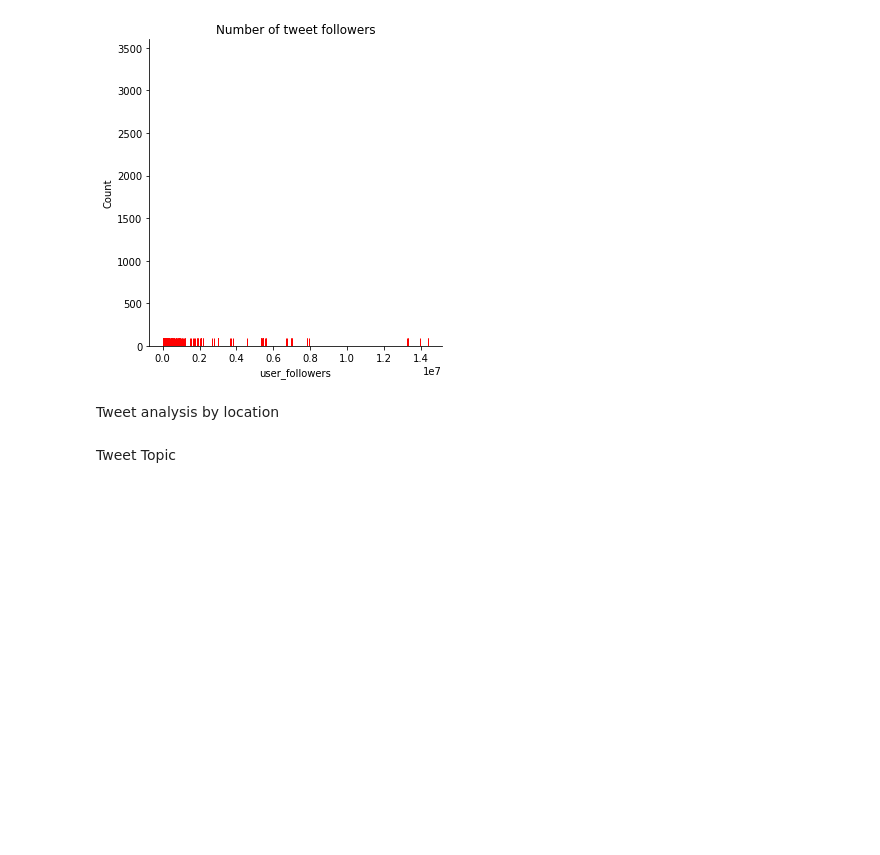
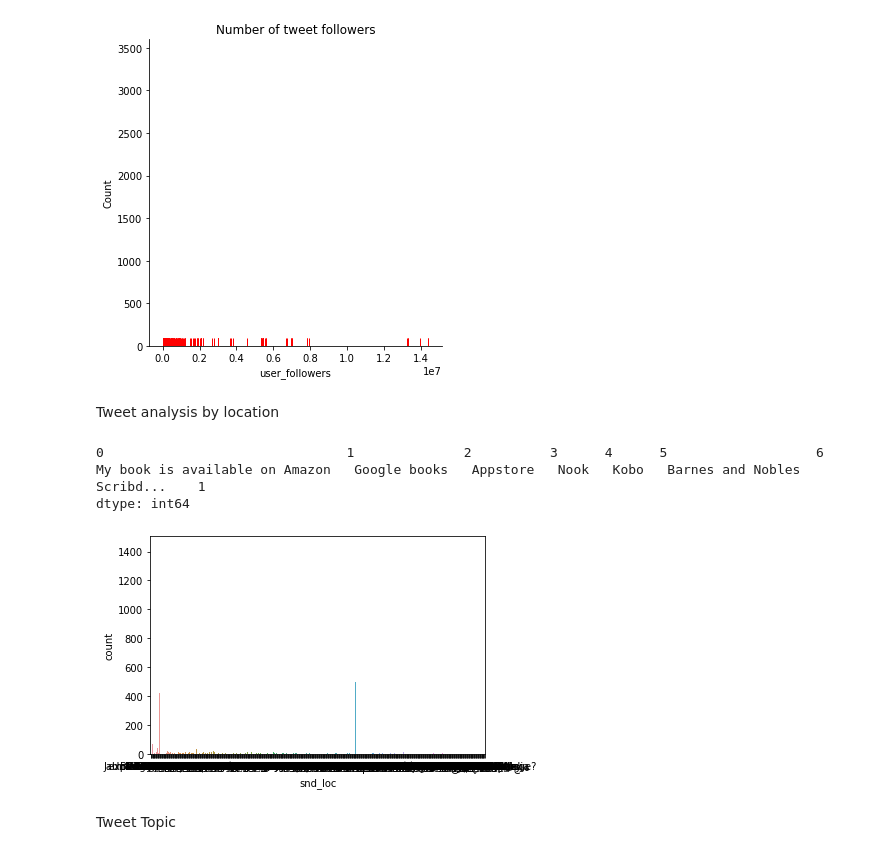
Before and after one commit to wlsgud623/vaccine_tweet_analysis, a Jupyter notebook: VaccineHesistant.ipynb, the cells around one changed output. Saved outputs shown, nothing was run; the diff lists cells and outputs as text; code cells hidden in the pictures; blank space fills up the shorter version.

```diff
--- a/VaccineHesistant.ipynb
+++ b/VaccineHesistant.ipynb
@@ -166,6 +166,36 @@ plt.show()
 [figure]
 # %% [markdown]
 Tweet analysis by location
+# %%
+positive_loc = positive_tweet['user_location'].str.split(',',expand=True)
+negative_loc = negative_tweet['user_location'].str.split(',',expand=True)
+
+postive_loc=positive_loc.rename(columns={0:'fst_loc',1:'snd_loc'})
+negative_loc=negative_loc.rename(columns={0:'fst_loc',1:'snd_loc'})
+
+postive_loc['snd_loc'] = postive_loc['snd_loc'].str.strip()
+negative_loc['snd_loc'] = negative_loc['snd_loc'].str.strip()
+
+state_fix = {'Ontario': 'Canada','United Arab Emirates': 'UAE','TX': 'USA','NY': 'USA'
+                  ,'FL': 'USA','England': 'UK','Watford': 'UK','GA': 'USA','IL': 'USA'
+                  ,'Alberta': 'Canada','WA': 'USA','NC': 'USA','British Columbia': 'Canada','MA': 'USA','ON':'Canada'
+            ,'OH':'USA','MO':'USA','AZ':'USA','NJ':'USA','CA':'USA','DC':'USA','AB':'USA','PA':'USA','SC':'USA'
+            ,'VA':'USA','TN':'USA','New York':'USA','Dubai':'UAE','CO':'USA', 'Gujarat':'India', 'darkest Victoria':'UK'}
+
+postive_loc = postive_loc.replace({"snd_loc": state_fix})
+negative_loc = negative_loc.replace({"snd_loc": state_fix})
+# %%
+#sns.countplot(postive_loc["snd_loc"][:100])
+positive_loc.value_counts()[:20]
+# %% [output]
+0                               1              2          3      4      5                   6
+My book is available on Amazon   Google books   Appstore   Nook   Kobo   Barnes and Nobles   Scribd...    1
+dtype: int64
+# %%
+sns.countplot(negative_loc["snd_loc"])
+plt.show()
+# %% [output]
+[figure, added]
 # %% [markdown]
 Tweet Topic
 # %%
```
Also changed, not shown: parts of 6 cells of this notebook.
